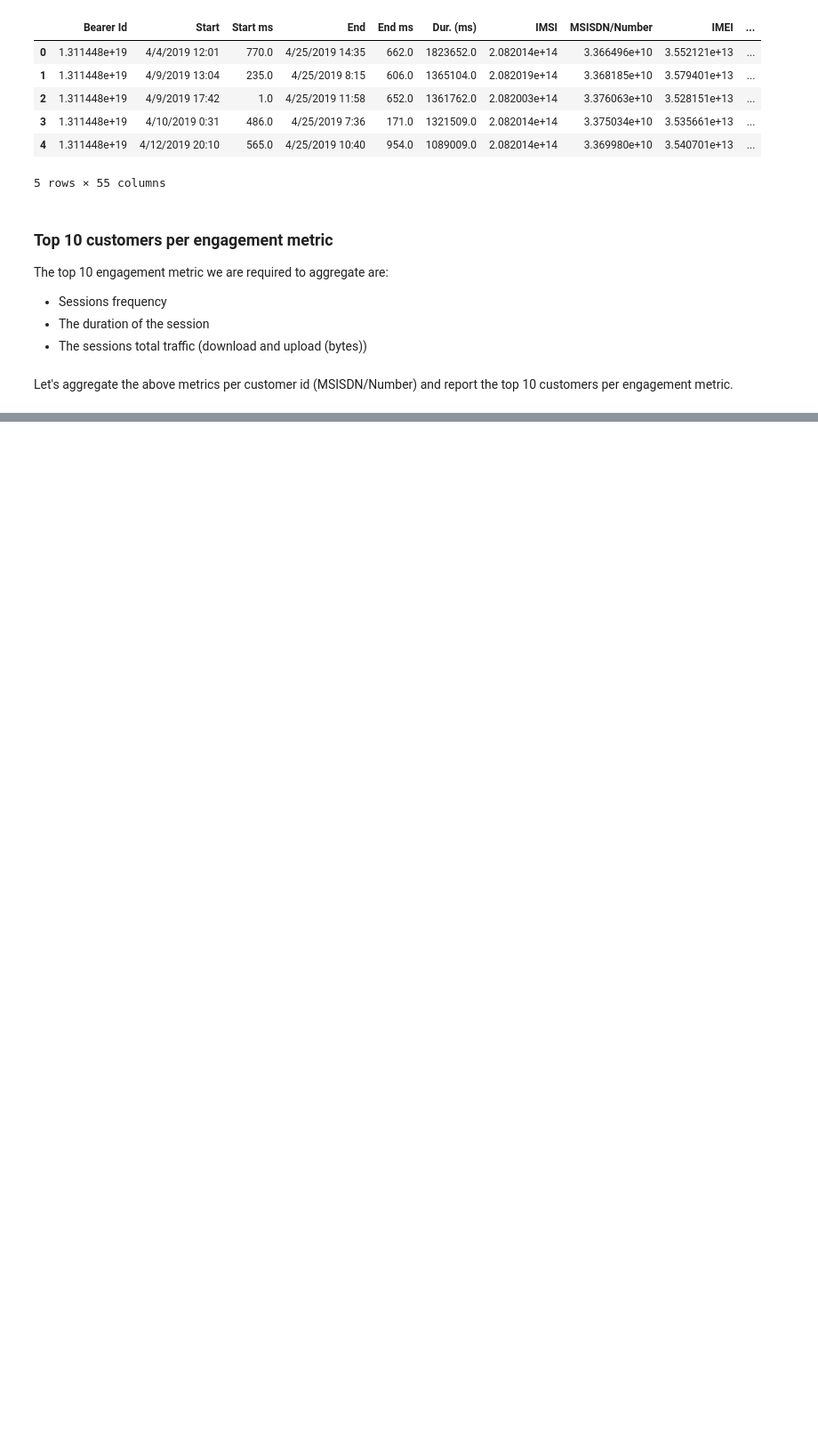
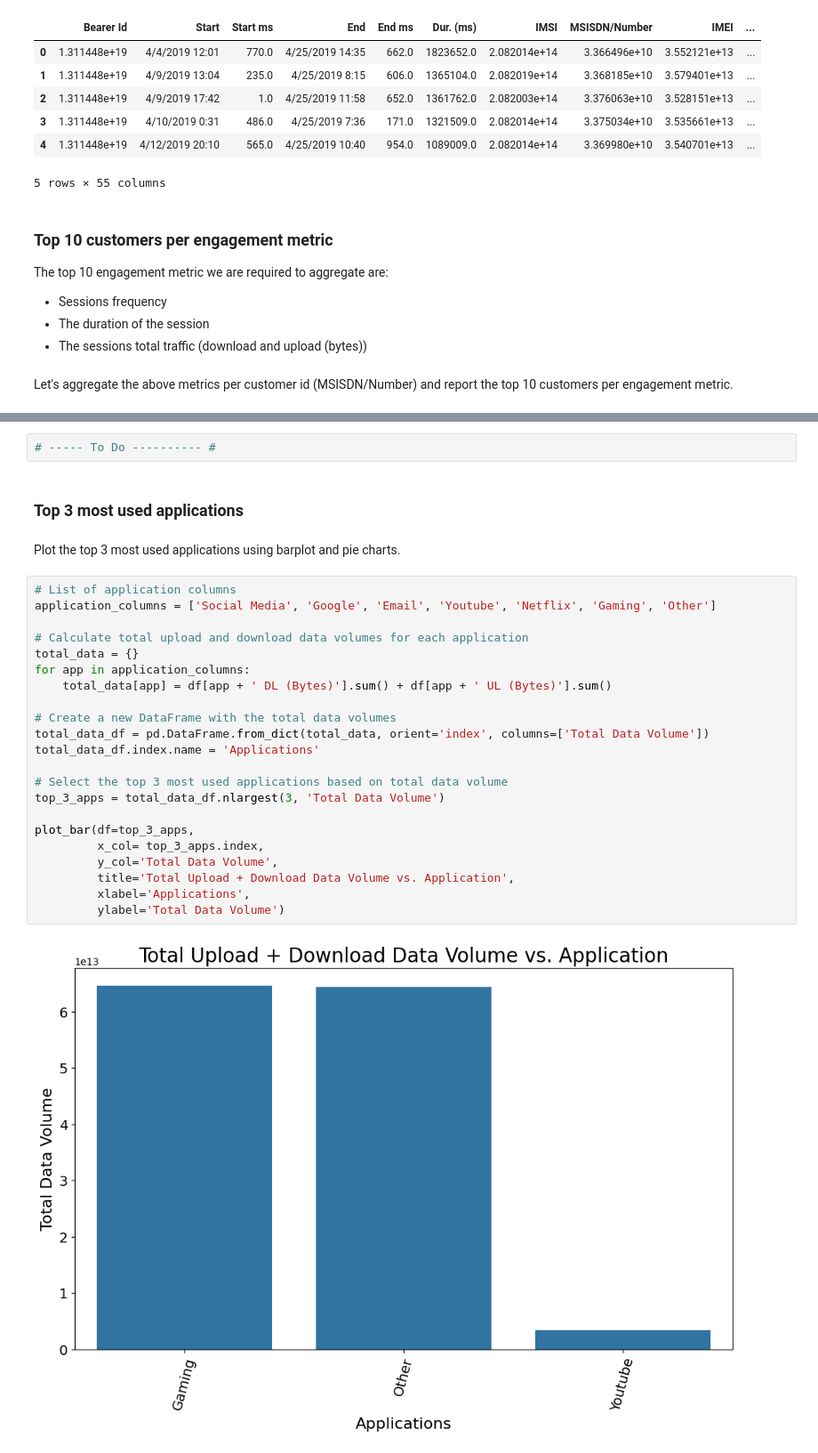
Before and after one commit to natybkl/Telecom-Data-Analysis, a Jupyter notebook: Notebooks/user_engagement_analysis.ipynb, the cells around one changed output, grey strips where cells are left out. Shown: that part at 89% size. Cells and saved outputs as stored; diff of their text form; blank space fills up the shorter version.

```diff
--- a/Notebooks/user_engagement_analysis.ipynb
+++ b/Notebooks/user_engagement_analysis.ipynb
@@ -106,0 +258,30 @@ MSISDN/Number
+# %%
+# ----- To Do ---------- #
+# %% [markdown]
+### Top 3 most used applications
+# %% [markdown]
+Plot the top 3 most used applications using barplot and pie charts.
+# %%
+# List of application columns
+application_columns = ['Social Media', 'Google', 'Email', 'Youtube', 'Netflix', 'Gaming', 'Other']
+
+# Calculate total upload and download data volumes for each application
+total_data = {}
+for app in application_columns:
+    total_data[app] = df[app + ' DL (Bytes)'].sum() + df[app + ' UL (Bytes)'].sum()
+
+# Create a new DataFrame with the total data volumes
+total_data_df = pd.DataFrame.from_dict(total_data, orient='index', columns=['Total Data Volume'])
+total_data_df.index.name = 'Applications'
+
+# Select the top 3 most used applications based on total data volume
+top_3_apps = total_data_df.nlargest(3, 'Total Data Volume')
+
+plot_bar(df=top_3_apps,
+         x_col= top_3_apps.index,
+         y_col='Total Data Volume',
+         title='Total Upload + Download Data Volume vs. Application',
+         xlabel='Applications',
+         ylabel='Total Data Volume')
+# %% [output]
+[figure, added]
```
Also changed, not shown: parts of 13 cells of this notebook.
